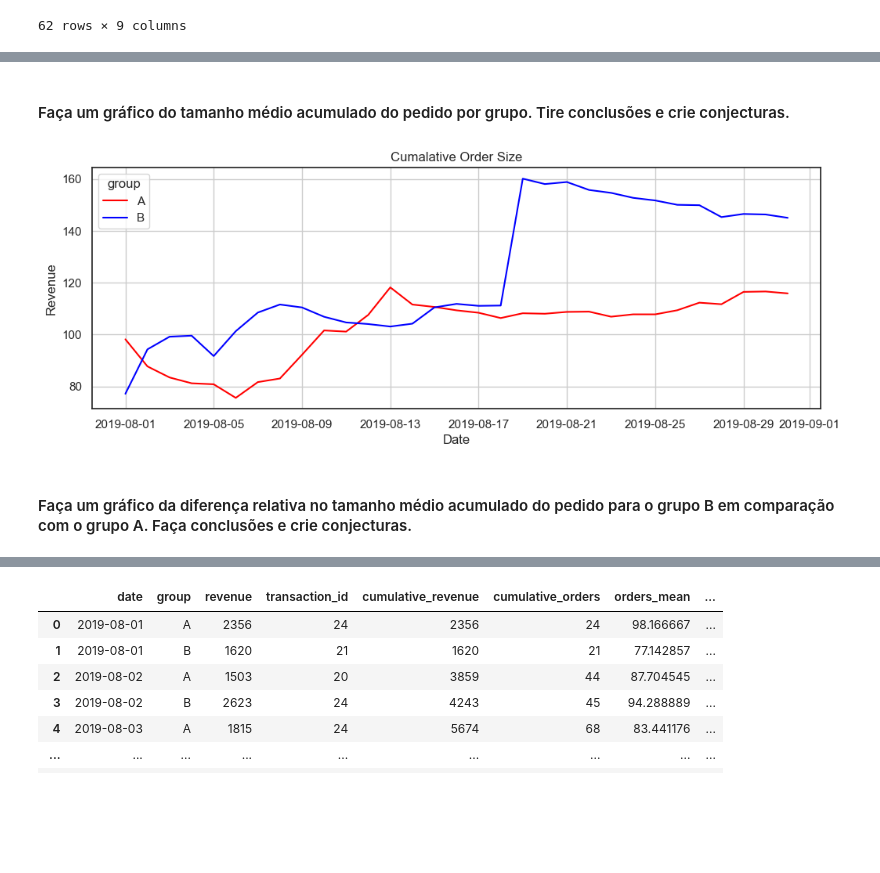
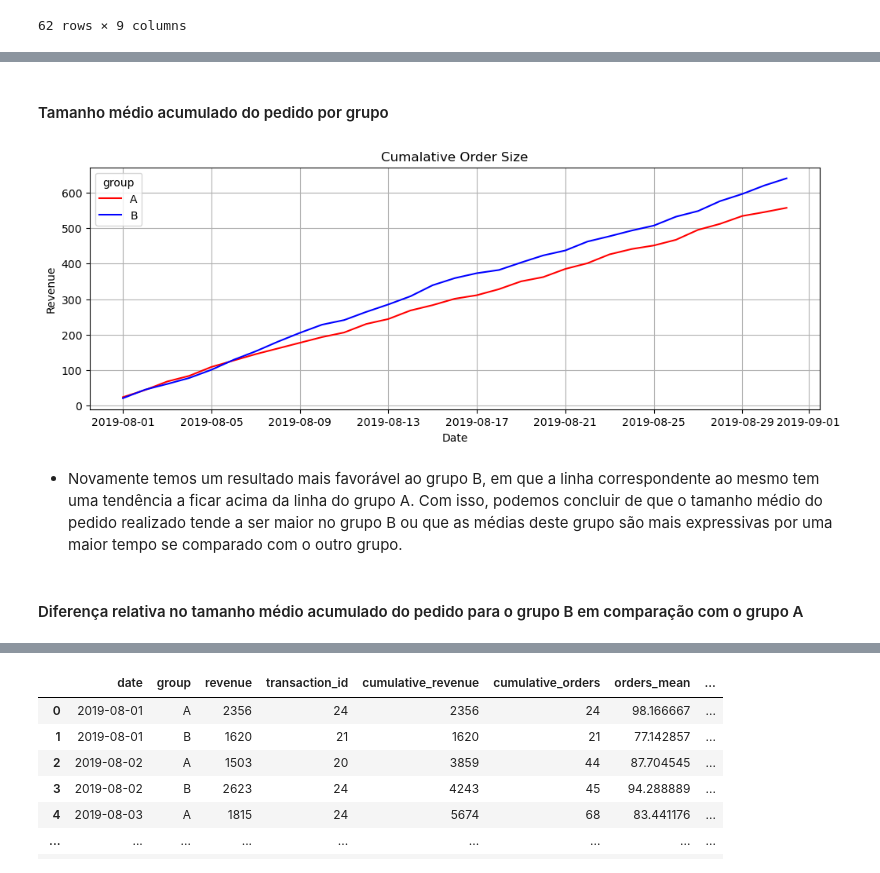
Before and after one commit to RafaelGenari/Bootcamp_Project_Making_Decisions_Based_In_Data, a Jupyter notebook: Notebooks/EDA.ipynb, the cells around one changed output, grey strips where cells are left out. Cells and saved outputs as stored; diff of their text form; code cells hidden in the pictures; blank space fills up the shorter version.

```diff
--- a/Notebooks/EDA.ipynb
+++ b/Notebooks/EDA.ipynb
@@ -384,14 +388,16 @@ plt.show()
 # %% [markdown]
-#### Faça um gráfico do tamanho médio acumulado do pedido por grupo. Tire conclusões e crie conjecturas.
+#### Tamanho médio acumulado do pedido por grupo
 # %%
 plt.figure(figsize=(12, 4))
-sns.lineplot(x = 'date', y= 'orders_mean', hue = 'group', palette=['red', 'blue'], data = data_total)
+sns.lineplot(x = 'date', y= 'cumulative_orders', hue = 'group', palette=['red', 'blue'], data = data_total)
 plt.title('Cumalative Order Size')
 plt.xlabel('Date')
 plt.ylabel('Revenue')
 plt.grid()
 plt.show()
 # %% [output]
-[figure, old version]
+[figure, new version]
+# %% [markdown]
+- Novamente temos um resultado mais favorável ao grupo B, em que a linha correspondente ao mesmo tem uma tendência a ficar acima da linha do grupo A. Com isso, podemos concluir de que o tamanho médio do pedido realizado tende a ser maior no grupo B ou que as médias deste grupo são mais expressivas por uma maior tempo se comparado com o outro grupo.
 # %% [markdown]
-#### Faça um gráfico da diferença relativa no tamanho médio acumulado do pedido para o grupo B em comparação com o grupo A. Faça conclusões e crie conjecturas.
+#### Diferença relativa no tamanho médio acumulado do pedido para o grupo B em comparação com o grupo A
```
Also changed, not shown: parts of 49 cells of this notebook.
